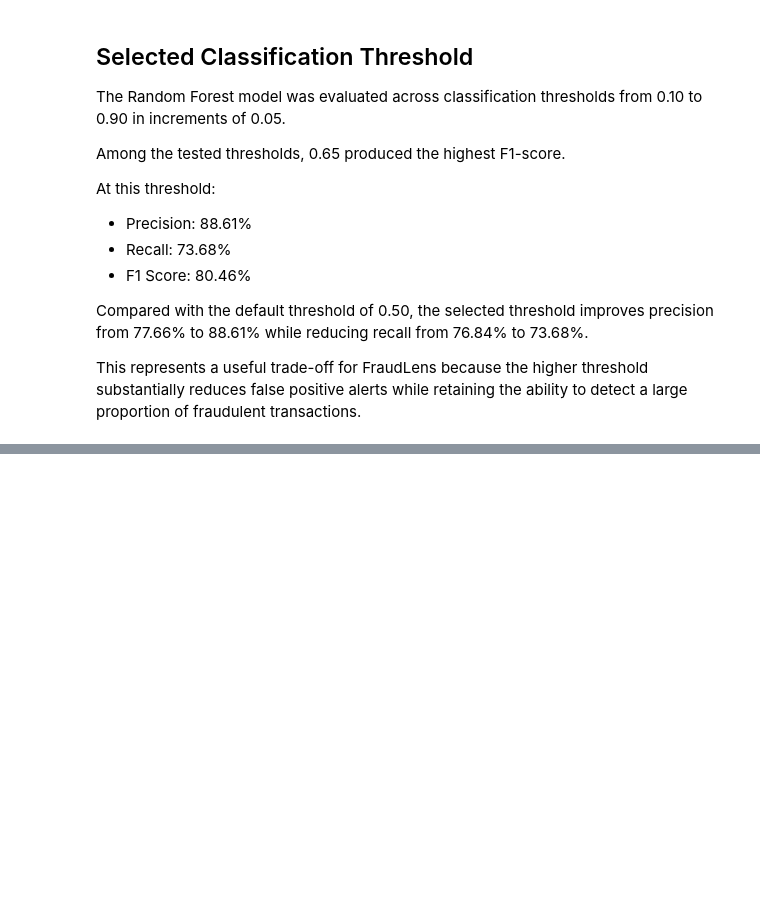
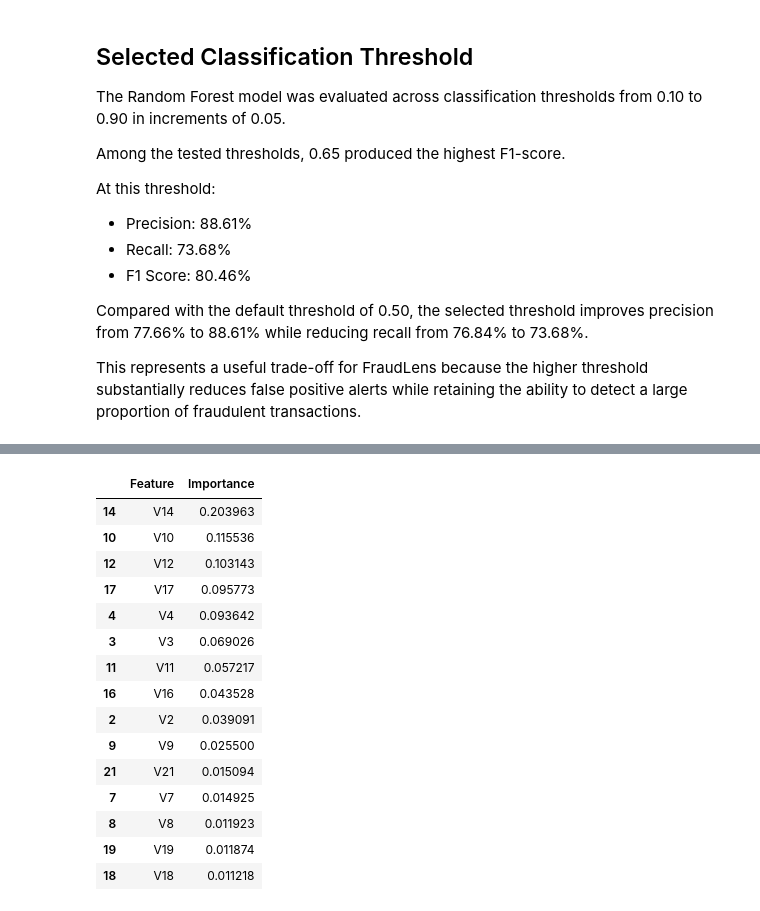
Before and after one commit to luffy-loop/FraudLens, a Jupyter notebook: notebooks/02_preprocessing.ipynb, the cells around one changed output, grey strips where cells are left out. Cells and saved outputs as stored; diff of their text form; code cells hidden in the pictures; blank space fills up the shorter version.

```diff
--- a/notebooks/02_preprocessing.ipynb
+++ b/notebooks/02_preprocessing.ipynb
@@ -897,0 +966,31 @@ detect a large proportion of fraudulent transactions.
+# %%
+feature_names = X_train.columns
+
+rf_model = random_forest_pipeline.named_steps["model"]
+
+feature_importance = pd.DataFrame({
+    "Feature": feature_names,
+    "Importance": rf_model.feature_importances_
+}).sort_values(
+    by="Importance",
+    ascending=False
+)
+
+feature_importance.head(15)
+# %% [output]
+|  | Feature | Importance |
+| 14 | V14 | 0.203963 |
+| 10 | V10 | 0.115536 |
+| 12 | V12 | 0.103143 |
+| 17 | V17 | 0.095773 |
+| 4 | V4 | 0.093642 |
+| 3 | V3 | 0.069026 |
+| 11 | V11 | 0.057217 |
+| 16 | V16 | 0.043528 |
+| 2 | V2 | 0.039091 |
+| 9 | V9 | 0.025500 |
+| 21 | V21 | 0.015094 |
+| 7 | V7 | 0.014925 |
+| 8 | V8 | 0.011923 |
+| 19 | V19 | 0.011874 |
+| 18 | V18 | 0.011218 |
```
Also changed, not shown: parts of 7 cells of this notebook.
